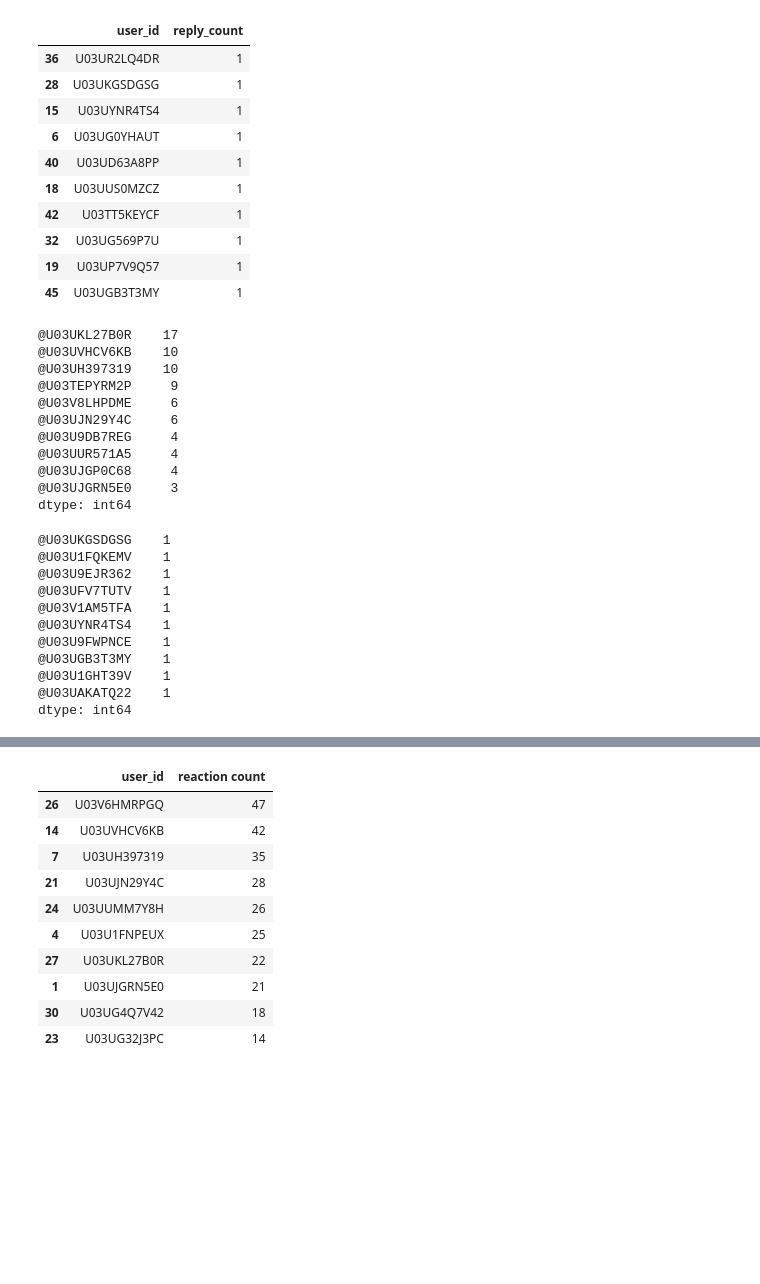
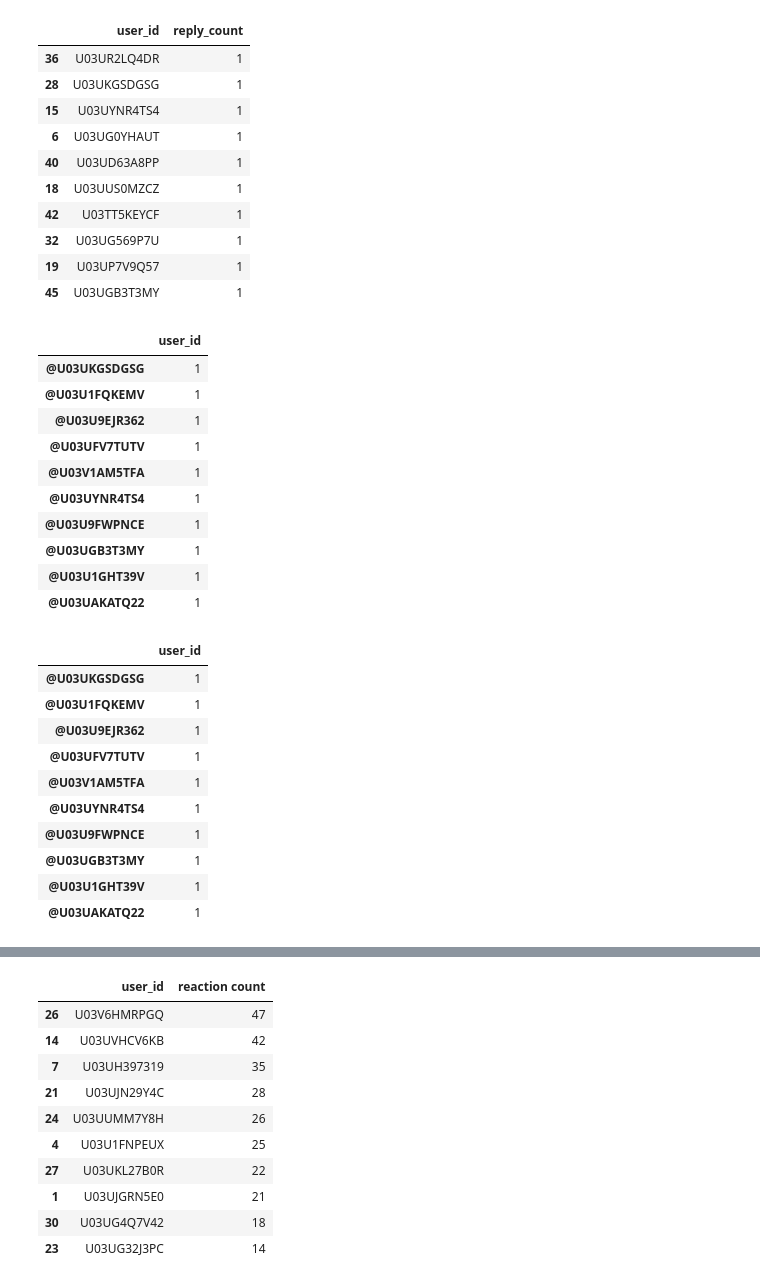
Before and after one commit to merronmuche/week0_starter_network_analysis, a Jupyter notebook: notebooks/parse_slack_data.ipynb, the cells around one changed output, grey strips where cells are left out. Saved outputs shown, nothing was run; the diff lists cells and outputs as text; code cells hidden in the pictures; blank space fills up the shorter version.

```diff
--- a/notebooks/parse_slack_data.ipynb
+++ b/notebooks/parse_slack_data.ipynb
@@ -151,29 +151,31 @@ bottom_10_users
 # %%
 # Who are the top 10 users by mention
 data = slack_parser(path_channel)
 df = get_tagged_users(data)
 users = []
 users_list = list(df.values)
 for x in users_list:
     for user in x:
         users.append(user)
 users_series = pd.Series(users)
 users_with_count = users_series.value_counts()
 users_with_count.columns = ['user id', 'count']
 top_10_users_by_mention =users_with_count.head(10)
-top_10_users_by_mention
+bottom_10_users_df = bottom_10_users_by_mention.to_frame()
+bottom_10_users_df.columns = ['user_id']
+bottom_10_users_df
 # %% [output]
-@U03UKL27B0R    17
-@U03UVHCV6KB    10
-@U03UH397319    10
-@U03TEPYRM2P     9
-@U03V8LHPDME     6
-@U03UJN29Y4C     6
-@U03U9DB7REG     4
-@U03UUR571A5     4
-@U03UJGP0C68     4
-@U03UJGRN5E0     3
-dtype: int64
+|  | user_id |
+| @U03UKGSDGSG | 1 |
+| @U03U1FQKEMV | 1 |
+| @U03U9EJR362 | 1 |
+| @U03UFV7TUTV | 1 |
+| @U03V1AM5TFA | 1 |
+| @U03UYNR4TS4 | 1 |
+| @U03U9FWPNCE | 1 |
+| @U03UGB3T3MY | 1 |
+| @U03U1GHT39V | 1 |
+| @U03UAKATQ22 | 1 |
 # %%
 # Who are the bottom 10  users by mention
 
@@ -187,19 +189,21 @@ for x in users_list:
 users_series = pd.Series(users)
 users_with_count = users_series.value_counts()
 bottom_10_users_by_mention = users_with_count.tail(10)
-bottom_10_users_by_mention
+bottom_10_users_df = bottom_10_users_by_mention.to_frame()
+bottom_10_users_df.columns = ['user_id']
+bottom_10_users_df
 # %% [output]
-@U03UKGSDGSG    1
-@U03U1FQKEMV    1
-@U03U9EJR362    1
-@U03UFV7TUTV    1
-@U03V1AM5TFA    1
-@U03UYNR4TS4    1
-@U03U9FWPNCE    1
-@U03UGB3T3MY    1
-@U03U1GHT39V    1
-@U03UAKATQ22    1
-dtype: int64
+|  | user_id |
+| @U03UKGSDGSG | 1 |
+| @U03U1FQKEMV | 1 |
+| @U03U9EJR362 | 1 |
+| @U03UFV7TUTV | 1 |
+| @U03V1AM5TFA | 1 |
+| @U03UYNR4TS4 | 1 |
+| @U03U9FWPNCE | 1 |
+| @U03UGB3T3MY | 1 |
+| @U03U1GHT39V | 1 |
+| @U03UAKATQ22 | 1 |
 # %%
 # Who are the top 10 users by Message count?
 data = slack_parser(path_channel)
```
Also changed, not shown: parts of 7 cells of this notebook.
